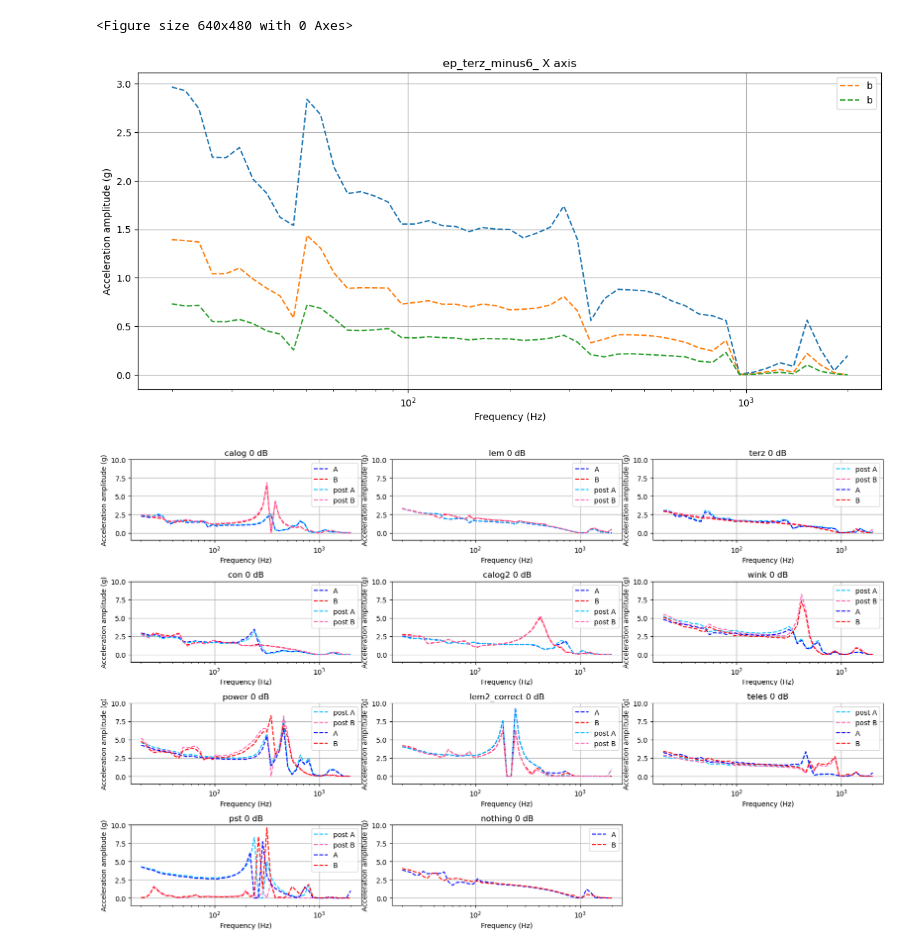
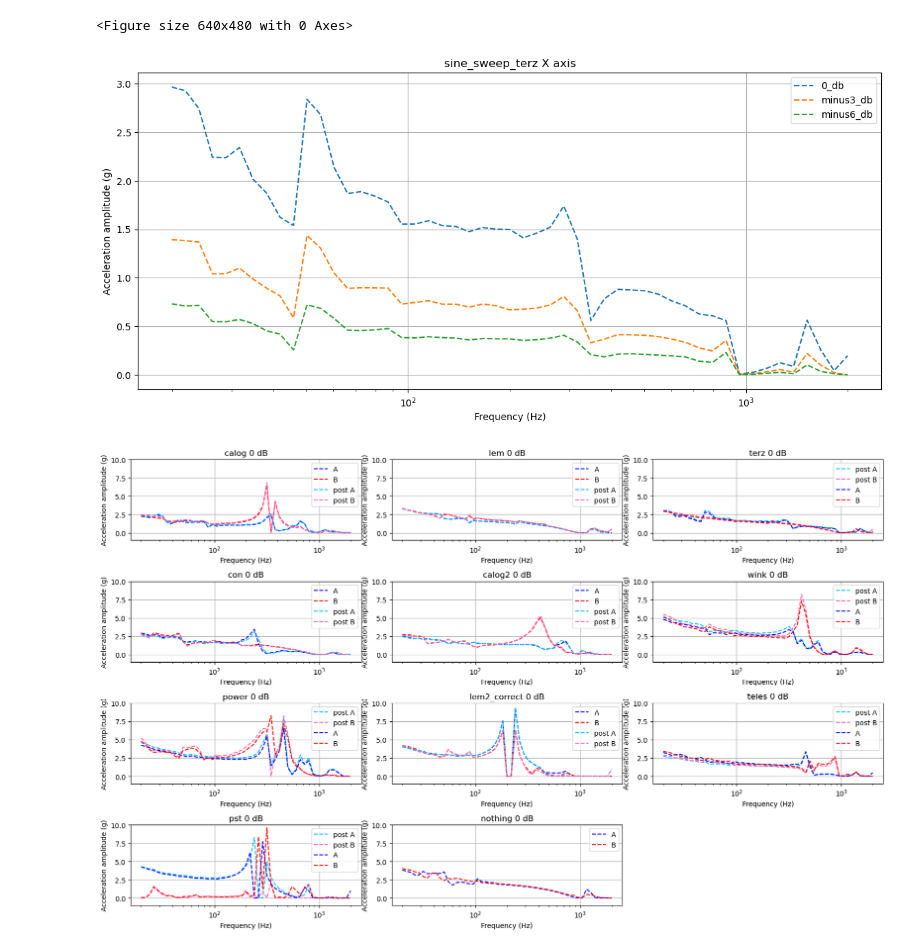
Before and after one commit to nyuad-astroparticle/shake_test, a Jupyter notebook: sine_sweep_plot.ipynb, the cells around one changed output. Cells and saved outputs as stored; diff of their text form; code cells hidden in the pictures.

```diff
--- a/sine_sweep_plot.ipynb
+++ b/sine_sweep_plot.ipynb
@@ -34,35 +48,35 @@ sine_data_files
 # %%
 frequencies = giveLogSpaceFarray(20,2000,50)
 
-cutTheStringOff = len('Leandro/SDI/sine_sweep_terz_')
-secondCutOff = len('Leandro/SDI/')
+cutTheStringOff = len('SDI/sine_sweep_terz_')
+secondCutOff = len('SDI/')
 thirdCutOff = len('sien_sweep_terz')
 
 plt.clf()
 plt.figure(figsize=(14, 6))
 
 for file in csv_files:
         if 'sine_sweep' not in file: continue
         if 'terz' not in file: continue
         if 'post' in file: continue
 
         for axis in ['X']:
             keyname = file + ' ' + axis
             amplitudes = sine_data_files[keyname]
             cut = min(len(amplitudes), len(frequencies))
             plt.plot(frequencies[:cut], amplitudes[:cut], '--', label = file[cutTheStringOff:-4])
         title = file
 
 plt.grid()
 plt.ylabel('Acceleration amplitude (g)')
 plt.xlabel('Frequency (Hz)')
 plt.xscale('log')
 plt.title(f'{title[secondCutOff:secondCutOff+thirdCutOff]} X axis')
 plt.legend()
 plt.show()
 # %% [output]
 <Figure size 640x480 with 0 Axes>
-[figure, old version]
+[figure, new version]
 # %%
 import matplotlib.pyplot as plt
 
```
Also changed, not shown: parts of 1 cell of this notebook, 4 other files.
